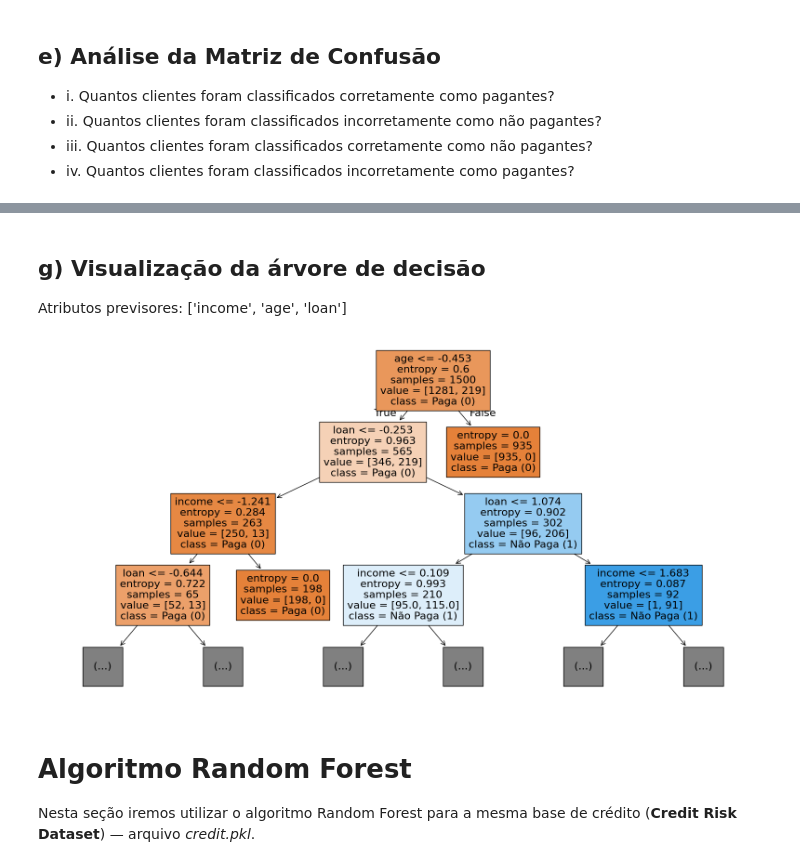
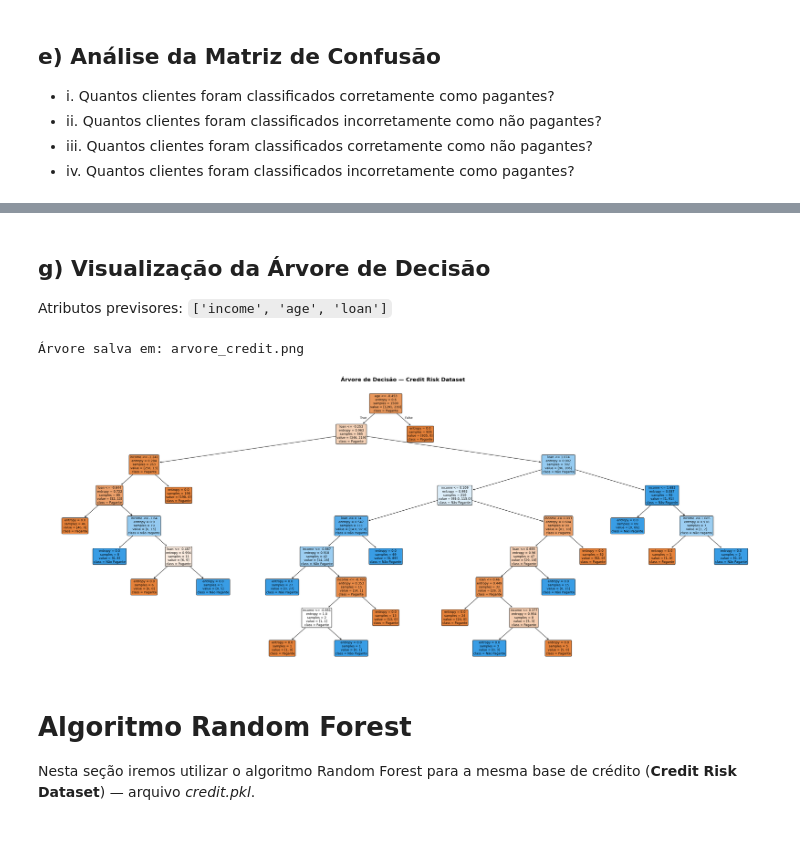
Before and after one commit to PHPacheco/Machine-learning-study, a Jupyter notebook: 3_NaiveBayes/Parte2/naive_bayes_pt2.ipynb, the cells around one changed output, grey strips where cells are left out. Cells and saved outputs as stored; diff of their text form; code cells hidden in the pictures; blank space fills up the shorter version.

```diff
--- a/3_NaiveBayes/Parte2/naive_bayes_pt2.ipynb
+++ b/3_NaiveBayes/Parte2/naive_bayes_pt2.ipynb
@@ -163,17 +247,32 @@ weighted avg       0.98      0.98      0.98       500
 # %% [markdown]
-## g) Visualização da árvore de decisão
+## g) Visualização da Árvore de Decisão
 
-Atributos previsores: ['income', 'age', 'loan']
+Atributos previsores: `['income', 'age', 'loan']`
-# %%
-previsores_credit = ['income', 'age', 'loan']
-fig, axes = plt.subplots(nrows=1, ncols=1, figsize=(20,10))
-tree.plot_tree(arvore_credit, feature_names=previsores_credit,
-               class_names=['Paga (0)', 'Não Paga (1)'],
-               filled=True, max_depth=3)
-fig.savefig('arvore_credit.png', dpi=100, bbox_inches='tight')
-plt.show()
-# %% [output]
-[figure, removed]
+# %%
+fig_tree, ax_tree = plt.subplots(figsize=(30, 12))
+
+plot_tree(
+    arvore_credit,
+    feature_names=['income', 'age', 'loan'],
+    class_names=['Pagante', 'Não Pagante'],
+    filled=True,
+    rounded=True,
+    fontsize=9,
+    ax=ax_tree
+)
+
+ax_tree.set_title(
+    'Árvore de Decisão — Credit Risk Dataset',
+    fontsize=16, fontweight='bold', pad=20
+)
+
+fig_tree.tight_layout()
+fig_tree.savefig('arvore_credit.png', dpi=150, bbox_inches='tight')
+print('Árvore salva em: arvore_credit.png')
+plt.show()
+# %% [output]
+Árvore salva em: arvore_credit.png
+[figure, added]
 # %% [markdown]
 # Algoritmo Random Forest
 
```
Also changed, not shown: parts of 16 cells of this notebook.
